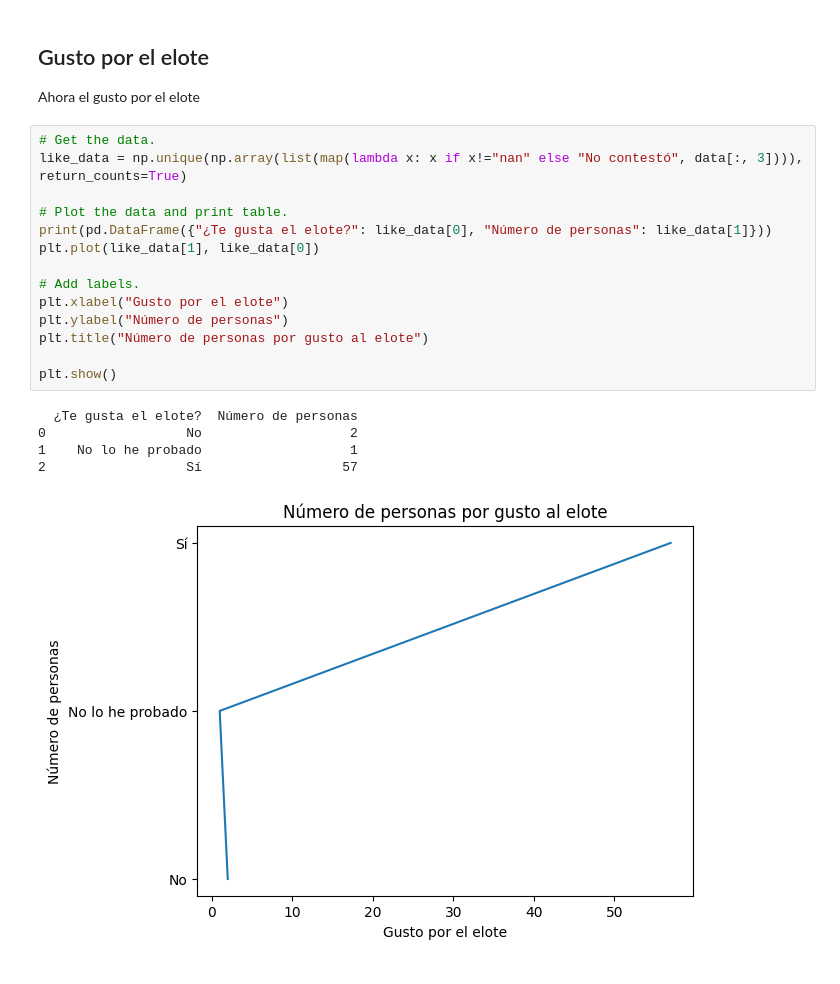
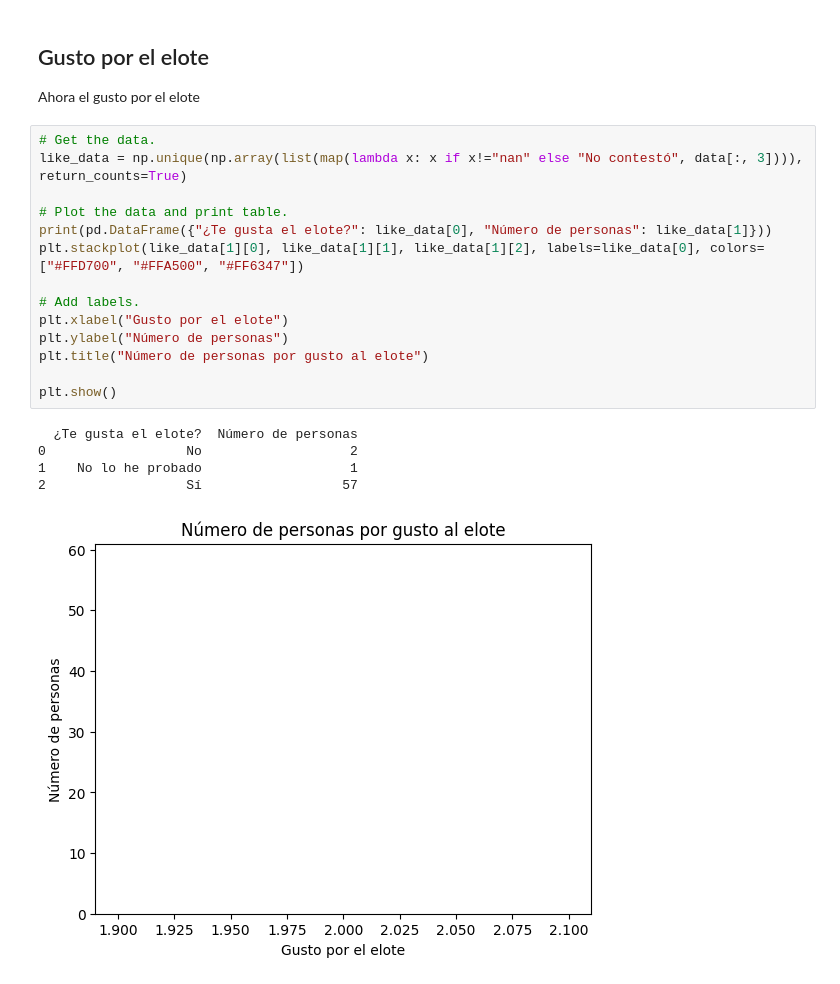
Before and after one commit to Chere3/maizteca_analisis, a Jupyter notebook: main.ipynb, the cells around one changed output. Cells and saved outputs as stored; diff of their text form.

```diff
--- a/main.ipynb
+++ b/main.ipynb
@@ -176,20 +182,20 @@ Ahora el gusto por el elote
 # %%
 # Get the data.
 like_data = np.unique(np.array(list(map(lambda x: x if x!="nan" else "No contestó", data[:, 3]))), return_counts=True)
 
 # Plot the data and print table.
 print(pd.DataFrame({"¿Te gusta el elote?": like_data[0], "Número de personas": like_data[1]}))
-plt.plot(like_data[1], like_data[0])
+plt.stackplot(like_data[1][0], like_data[1][1], like_data[1][2], labels=like_data[0], colors=["#FFD700", "#FFA500", "#FF6347"])
 
 # Add labels.
 plt.xlabel("Gusto por el elote")
 plt.ylabel("Número de personas")
 plt.title("Número de personas por gusto al elote")
 
 plt.show()
 # %% [output]
   ¿Te gusta el elote?  Número de personas
 0                  No                   2
 1    No lo he probado                   1
 2                  Sí                  57
-[figure, old version]
+[figure, new version]
```
Also changed, not shown: parts of 3 cells of this notebook, 1 other file.
